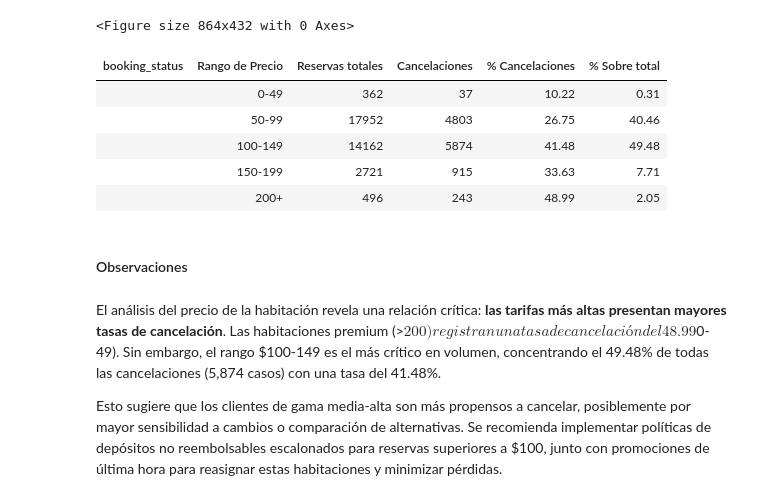
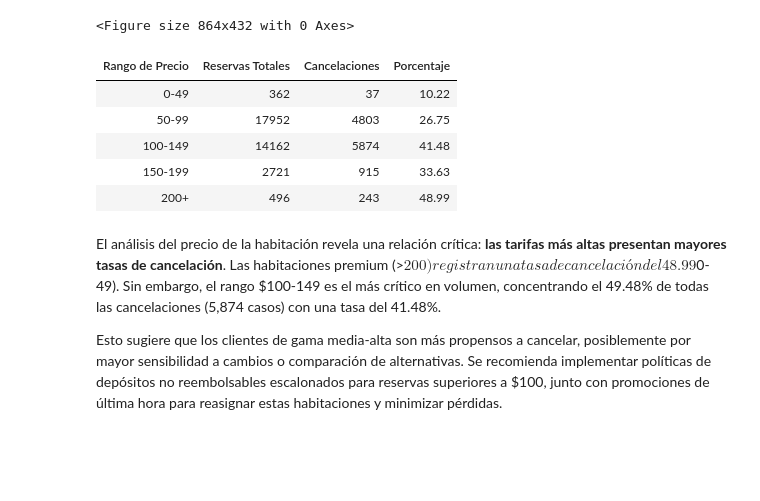
Before and after one commit to YacoCappelletti/analisis_reservas_hotel_dev, a Jupyter notebook: analisis_reservas_hotel.ipynb, the cells around one changed output. Saved outputs shown, nothing was run; the diff lists cells and outputs as text; code cells hidden in the pictures; blank space fills up the shorter version.

```diff
--- a/analisis_reservas_hotel.ipynb
+++ b/analisis_reservas_hotel.ipynb
@@ -1013,38 +871,30 @@ display(HTML(html_output))
 # %% [output]
 [interactive output not drawn]
 # %%
-# Define time frames for lead_time up to 500 days
-bins = [0, 30, 60, 90, 120, 150, 180, 210, 240, 270, 300, 330, 360, 390, 420, 450, 480, 500]
-labels = [f'{i}-{i+29}' for i in range(0, 500, 30)]
+bins = list(range(0, 501, 30))
+labels = [f'{i}-{i+29}' for i in range(0, 470, 30)]
 
-# Create a new column 'lead_time_group' to categorize lead_time into time frames
 df['lead_time_group'] = pd.cut(df['lead_time'], bins=bins, labels=labels, right=False)
 
-# Group by lead_time_group and booking_status, then count the number of reservations
 reservations_by_lead_time = df.groupby(['lead_time_group', 'booking_status']).size().unstack(fill_value=0)
 
-# --- Tabla final ---
+reservations_by_lead_time.columns.name = None
 
-# Renombrar las columnas del DataFrame
+reservations_by_lead_time.reset_index(inplace=True)
+
 reservations_by_lead_time = reservations_by_lead_time.rename(columns={
     'Canceled': 'Cancelaciones',
-    'Not_Canceled': 'Reservas totales'
+    'Not_Canceled': 'Reservas totales',
+    'lead_time_group': 'Días de antelación'
 })
 
-# Calcular el porcentaje de cancelaciones
 reservations_by_lead_time['Porcentaje de cancelaciones'] = (
     (reservations_by_lead_time['Cancelaciones'] /
      (reservations_by_lead_time['Cancelaciones'] + reservations_by_lead_time['Reservas totales']) * 100)
 ).round(2)
 
-# Reiniciar índice y renombrar columna del grupo de días
-reservations_by_lead_time.reset_index(inplace=True)
-reservations_by_lead_time.rename(columns={'lead_time_group': 'Días de antelación'}, inplace=True)
-
-# Convertir a HTML
 html_table = reservations_by_lead_time.to_html(index=False, classes='table table-striped')
 
-# Centrar la tabla
 html_output = f"""
 <div style="display: flex; justify-content: center; width: 100%;">
     <div>
@@ -1053,6 +903,5 @@ html_output = f"""
 </div>
 """
 
-# Mostrar en Jupyter Notebook
 display(HTML(html_output))
 # %% [output]
@@ -1467,47 +1285,41 @@ display(HTML(html_output))
 # %%
 # Create summary table for room prices
 price_summary = price_status.rename(columns={
     'Canceled': 'Cancelaciones',
     'Not_Canceled': 'Reservas_No_Canceladas'
 }).reset_index()
 
-price_summary['Reservas_totales'] = price_summary['Cancelaciones'] + price_summary['Reservas_No_Canceladas']
-price_summary['Porcentaje_cancelaciones'] = (price_summary['Cancelaciones'] / price_summary['Reservas_totales'] * 100).round(2)
-price_summary['Porcentaje_sobre_total'] = (price_summary['Cancelaciones'] / price_summary['Cancelaciones'].sum() * 100).round(2)
+# Add calculated columns
+price_summary['Reservas Totales'] = price_summary['Cancelaciones'] + price_summary['Reservas_No_Canceladas']
+price_summary['Porcentaje'] = (price_summary['Cancelaciones'] / price_summary['Reservas Totales'] * 100).round(2)
 
-# Rename columns for display
-price_table = price_summary[['price_group', 'Reservas_totales', 'Cancelaciones',
-                            'Porcentaje_cancelaciones', 'Porcentaje_sobre_total']]
-price_table = price_table.rename(columns={
-    'price_group': 'Rango de Precio',
-    'Reservas_totales': 'Reservas totales',
-    'Cancelaciones': 'Cancelaciones',
-    'Porcentaje_cancelaciones': '% Cancelaciones',
-    'Porcentaje_sobre_total': '% Sobre total'
-})
+# Select and rename columns for final display
+price_table = price_summary[['price_group', 'Reservas Totales', 'Cancelaciones', 'Porcentaje']]
+price_table = price_table.rename(columns={'price_group': 'Rango de Precio'})
+
+# 🔥 Elimina cualquier nombre residual en las columnas
+price_table.columns.name = None
 
 # Convert DataFrame to HTML and center it in a div
 html_table = price_table.to_html(index=False, classes='table table-striped')
 
 html_output = f"""
 <div style="display: flex; justify-content: center; width: 100%; margin: 20px 0;">
     <div>
         {html_table}
     </div>
 </div>
 """
 
 # Display centered table
 display(HTML(html_output))
 # %% [output]
-| booking_status | Rango de Precio | Reservas totales | Cancelaciones | % Cancelaciones | % Sobre total |
-|  | 0-49 | 362 | 37 | 10.22 | 0.31 |
-|  | 50-99 | 17952 | 4803 | 26.75 | 40.46 |
-|  | 100-149 | 14162 | 5874 | 41.48 | 49.48 |
-|  | 150-199 | 2721 | 915 | 33.63 | 7.71 |
-|  | 200+ | 496 | 243 | 48.99 | 2.05 |
+| Rango de Precio | Reservas Totales | Cancelaciones | Porcentaje |
+| 0-49 | 362 | 37 | 10.22 |
+| 50-99 | 17952 | 4803 | 26.75 |
+| 100-149 | 14162 | 5874 | 41.48 |
+| 150-199 | 2721 | 915 | 33.63 |
+| 200+ | 496 | 243 | 48.99 |
-# %% [markdown]
-#### Observaciones
 # %% [markdown]
 
 
```
Also changed, not shown: parts of 30 cells of this notebook.
